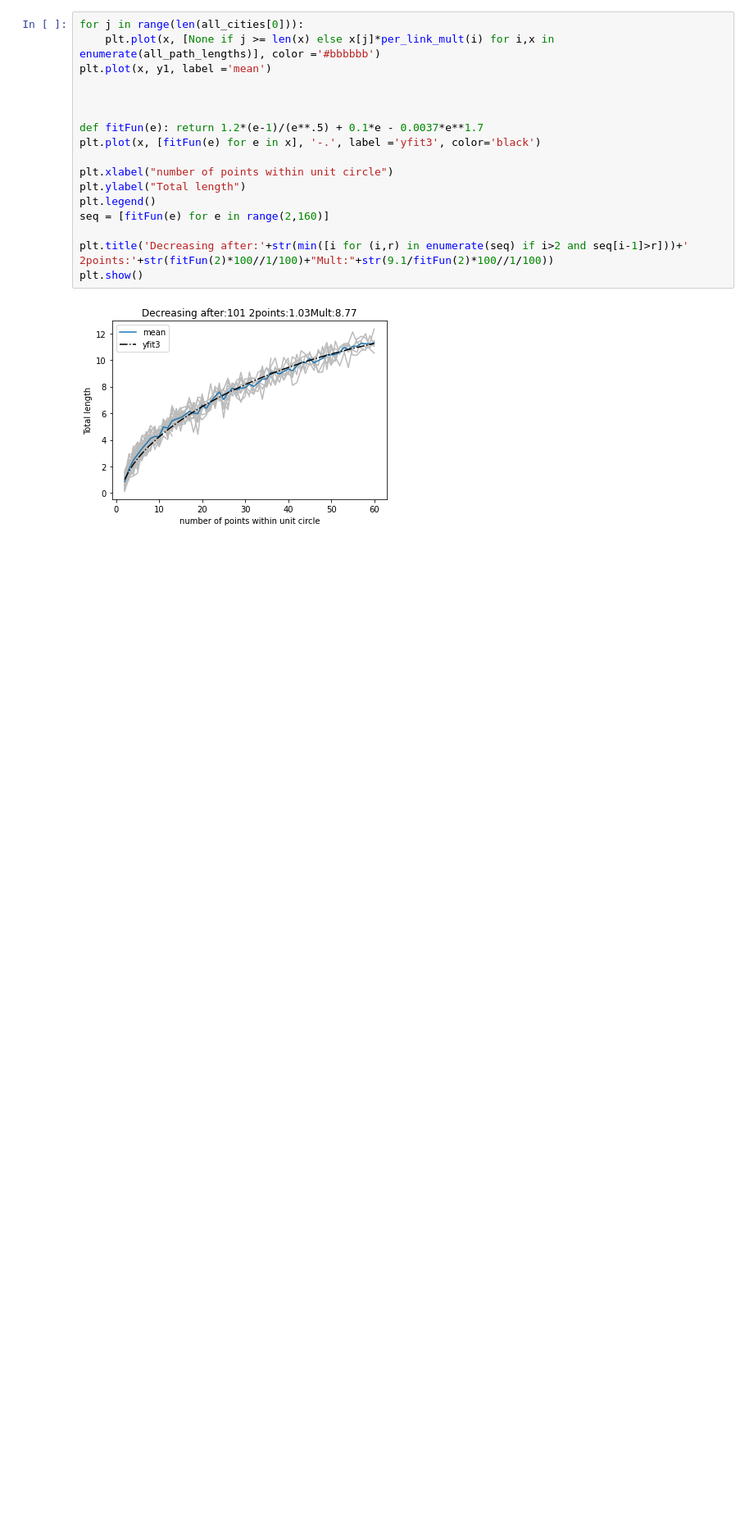
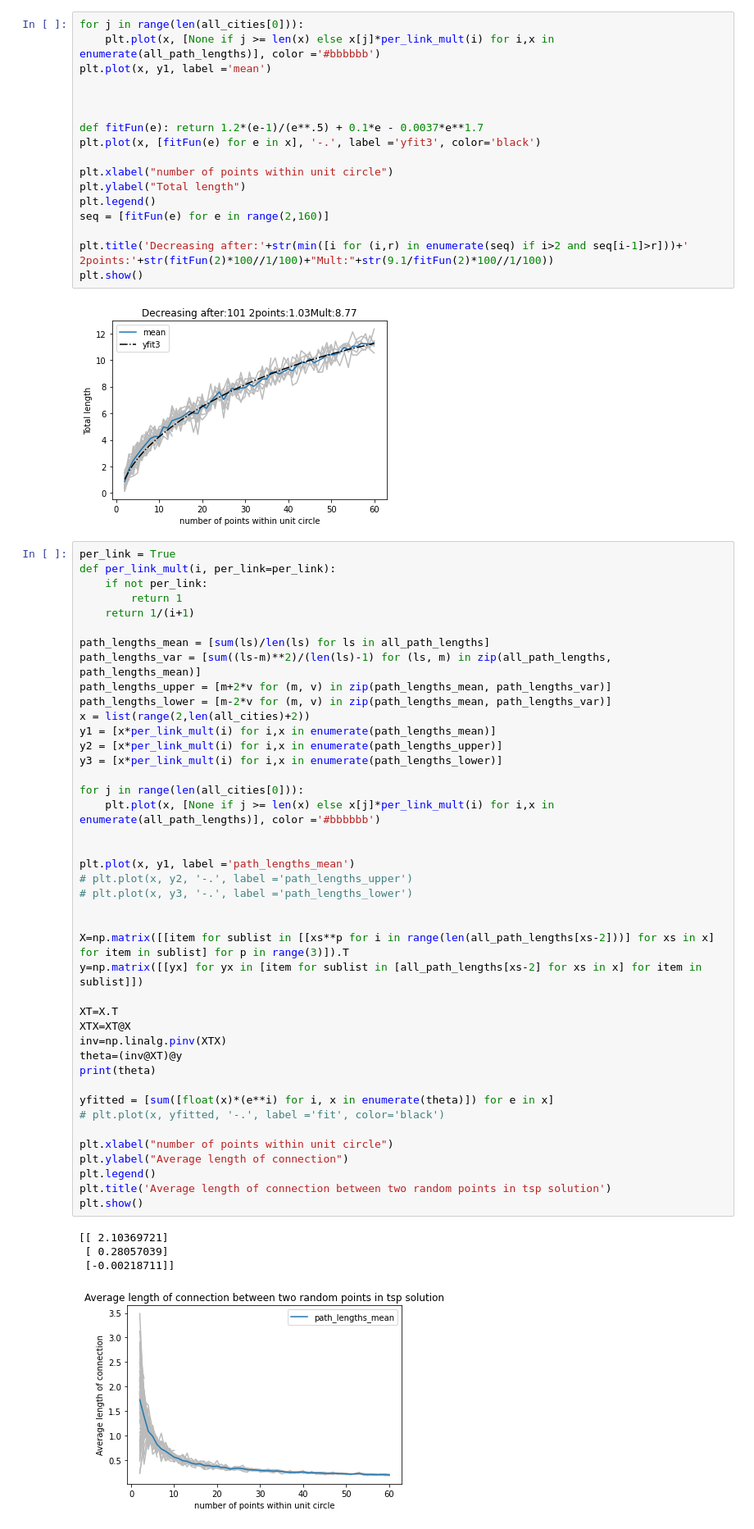
Before and after one commit to maximylius/drt_guesstimates, a Jupyter notebook: circleDistance.ipynb, the cells around one changed output. Shown: that part at 82% size. Saved outputs shown, nothing was run; the diff lists cells and outputs as text; blank space fills up the shorter version.

```diff
--- a/circleDistance.ipynb
+++ b/circleDistance.ipynb
@@ -166,3 +166,50 @@ plt.title('Decreasing after:'+str(min([i for (i,r) in enumerate(seq) if i>2 and
 plt.show()
 # %% [output]
 [figure]
+# %%
+per_link = True
+def per_link_mult(i, per_link=per_link):
+    if not per_link:
+        return 1
+    return 1/(i+1)
+
+path_lengths_mean = [sum(ls)/len(ls) for ls in all_path_lengths]
+path_lengths_var = [sum((ls-m)**2)/(len(ls)-1) for (ls, m) in zip(all_path_lengths, path_lengths_mean)]
+path_lengths_upper = [m+2*v for (m, v) in zip(path_lengths_mean, path_lengths_var)]
+path_lengths_lower = [m-2*v for (m, v) in zip(path_lengths_mean, path_lengths_var)]
+x = list(range(2,len(all_cities)+2))
+y1 = [x*per_link_mult(i) for i,x in enumerate(path_lengths_mean)]
+y2 = [x*per_link_mult(i) for i,x in enumerate(path_lengths_upper)]
+y3 = [x*per_link_mult(i) for i,x in enumerate(path_lengths_lower)]
+
+for j in range(len(all_cities[0])):
+    plt.plot(x, [None if j >= len(x) else x[j]*per_link_mult(i) for i,x in enumerate(all_path_lengths)], color ='#bbbbbb')
+
+
+plt.plot(x, y1, label ='path_lengths_mean')
+# plt.plot(x, y2, '-.', label ='path_lengths_upper')
+# plt.plot(x, y3, '-.', label ='path_lengths_lower')
+
+
+X=np.matrix([[item for sublist in [[xs**p for i in range(len(all_path_lengths[xs-2]))] for xs in x] for item in sublist] for p in range(3)]).T
+y=np.matrix([[yx] for yx in [item for sublist in [all_path_lengths[xs-2] for xs in x] for item in sublist]])
+
+XT=X.T
+XTX=XT@X
+inv=np.linalg.pinv(XTX)
+theta=(inv@XT)@y
+print(theta)
+
+yfitted = [sum([float(x)*(e**i) for i, x in enumerate(theta)]) for e in x]
+# plt.plot(x, yfitted, '-.', label ='fit', color='black')
+
+plt.xlabel("number of points within unit circle")
+plt.ylabel("Average length of connection")
+plt.legend()
+plt.title('Average length of connection between two random points in tsp solution')
+plt.show()
+# %% [output]
+[[ 2.10369721]
+ [ 0.28057039]
+ [-0.00218711]]
+[figure, added]
```
Also changed, not shown: parts of 4 cells of this notebook, 1 other file.
